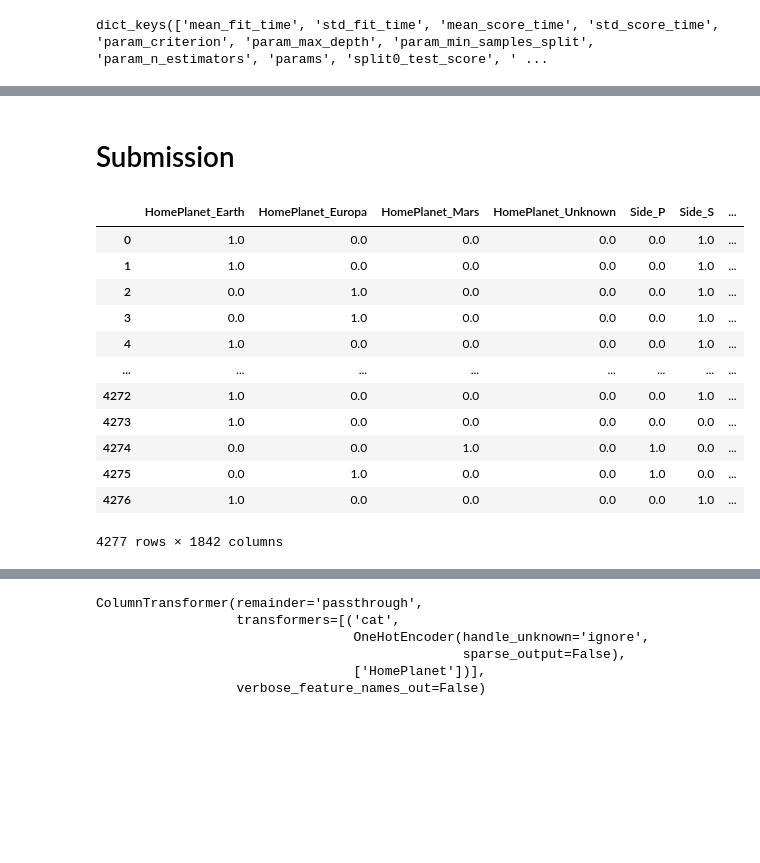
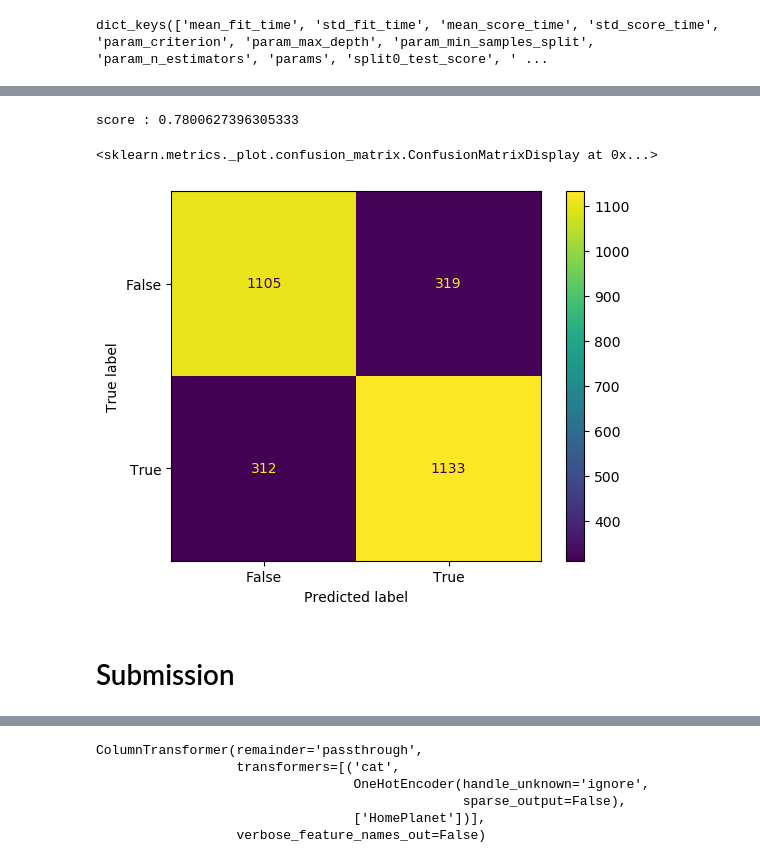
Before and after one commit to MickaelLopes/kaggle_spaceship_titanic, a Jupyter notebook: src/training.ipynb, the cells around one changed output, grey strips where cells are left out. Cells and saved outputs as stored; diff of their text form; code cells hidden in the pictures; blank space fills up the shorter version.

```diff
--- a/src/training.ipynb
+++ b/src/training.ipynb
@@ -414,2 +493,14 @@ score : 0.7570582084349947
+# %%
+feature_selection = X.columns[clf.feature_importances_>0.03]
+# %%
+clf = RandomForestClassifier(n_estimators = 200 , max_depth=20, random_state=0)
+clf.fit(X_train[feature_selection], y_train)
+y_pred = clf.predict(X_test[feature_selection])
+print(f"score : {accuracy_score(y_test, y_pred)}")
+ConfusionMatrixDisplay.from_predictions(y_test, y_pred)
+# %% [output]
+score : 0.7800627396305333
+<sklearn.metrics._plot.confusion_matrix.ConfusionMatrixDisplay at 0x...>
+[figure, added]
 # %% [markdown]
 # Submission
@@ -423,16 +517,0 @@ df_test2 = pipe.transform(df_test2)
-# %%
-df_test2
-# %% [output]
-|  | HomePlanet_Earth | HomePlanet_Europa | HomePlanet_Mars | HomePlanet_Unknown | Side_P | Side_S | ... |
-| 0 | 1.0 | 0.0 | 0.0 | 0.0 | 0.0 | 1.0 | ... |
-| 1 | 1.0 | 0.0 | 0.0 | 0.0 | 0.0 | 1.0 | ... |
-| 2 | 0.0 | 1.0 | 0.0 | 0.0 | 0.0 | 1.0 | ... |
-| 3 | 0.0 | 1.0 | 0.0 | 0.0 | 0.0 | 1.0 | ... |
-| 4 | 1.0 | 0.0 | 0.0 | 0.0 | 0.0 | 1.0 | ... |
-| ... | ... | ... | ... | ... | ... | ... | ... |
-| 4272 | 1.0 | 0.0 | 0.0 | 0.0 | 0.0 | 1.0 | ... |
-| 4273 | 1.0 | 0.0 | 0.0 | 0.0 | 0.0 | 0.0 | ... |
-| 4274 | 0.0 | 0.0 | 1.0 | 0.0 | 1.0 | 0.0 | ... |
-| 4275 | 0.0 | 1.0 | 0.0 | 0.0 | 1.0 | 0.0 | ... |
-| 4276 | 1.0 | 0.0 | 0.0 | 0.0 | 0.0 | 1.0 | ... |
-4277 rows × 1842 columns
```
Also changed, not shown: parts of 26 cells of this notebook, 5 other files.
